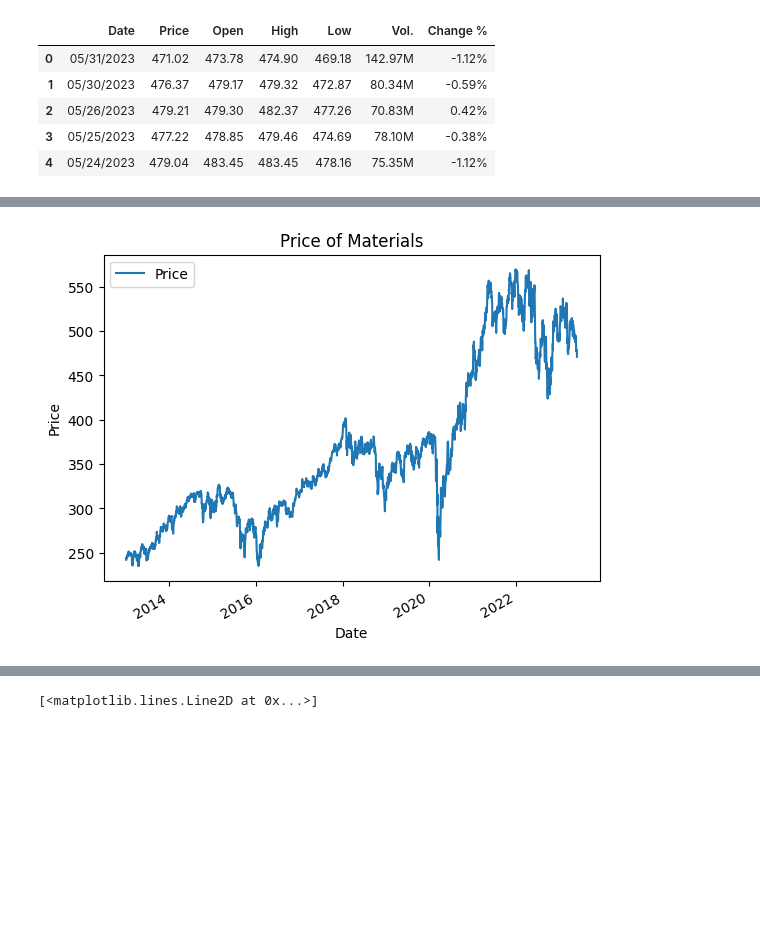
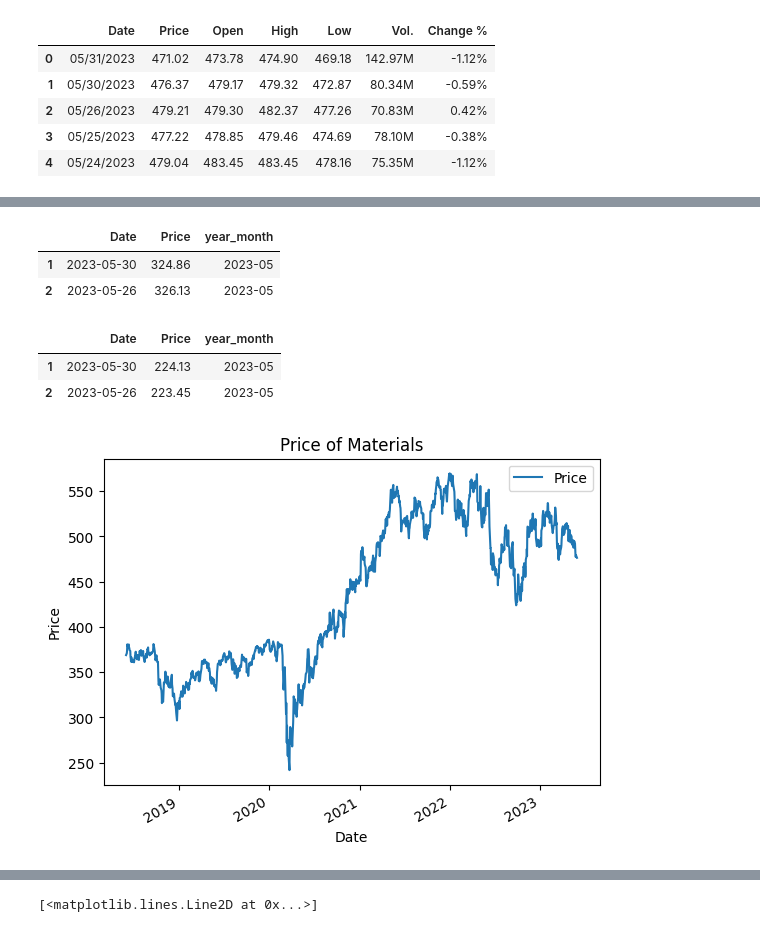
Before and after one commit to ChrisVerg/SmartInvest, a Jupyter notebook: Notebooks/Israel_FinalProjectTestSpace_IG.ipynb, the cells around one changed output, grey strips where cells are left out. Drawn from its saved outputs; the diff is of its cells as text; code cells hidden in the pictures; blank space fills up the shorter version.

```diff
--- a/Notebooks/Israel_FinalProjectTestSpace_IG.ipynb
+++ b/Notebooks/Israel_FinalProjectTestSpace_IG.ipynb
@@ -125,0 +147,5 @@ sp_materials1['Date'] = pd.to_datetime(sp_materials1['Date'], format='%m/%d/%Y')
+# %%
+start_date = pd.to_datetime('2018-06-01')
+end_date = pd.to_datetime('2023-05-30')
+# %%
+sp_materials_f = sp_materials_f[(sp_materials_f['Date'] >= start_date) & (sp_materials_f['Date'] <= end_date)]
@@ -125,0 +156,2 @@ sp_materials1['Date'] = pd.to_datetime(sp_materials1['Date'], format='%m/%d/%Y')
+# %%
+sp_materials_f['year_month'] = sp_materials_f['Date'].dt.strftime('%Y-%m')
@@ -125,0 +166,6 @@ sp_materials1['Date'] = pd.to_datetime(sp_materials1['Date'], format='%m/%d/%Y')
+# %%
+sp_utilities_f.head(2)
+# %% [output]
+|  | Date | Price | year_month |
+| 1 | 2023-05-30 | 324.86 | 2023-05 |
+| 2 | 2023-05-26 | 326.13 | 2023-05 |
@@ -126,13 +174,19 @@ sp_materials1['Date'] = pd.to_datetime(sp_materials1['Date'], format='%m/%d/%Y')
+# %%
+sp_real_estate_f.head(2)
+# %% [output]
+|  | Date | Price | year_month |
+| 1 | 2023-05-30 | 224.13 | 2023-05 |
+| 2 | 2023-05-26 | 223.45 | 2023-05 |
 # %%
-sp_materials1_with_index = sp_materials1.set_index('Date')
+sp_materials_f_with_index = sp_materials_f.set_index('Date')
 #Fixes the problem stated below
 # %%
-sp_materials1_with_index['Price'].plot()
+sp_materials_f_with_index['Price'].plot()
 plt.xlabel('Date')
 plt.ylabel('Price')
 plt.title('Price of Materials')
 plt.legend()
 plt.show()
 #Code removes date as a column and messes up the data, even if saved as another dataset
 # %% [output]
-[figure, old version]
+[figure, new version]
```
Also changed, not shown: parts of 20 cells of this notebook, 2 other files.
